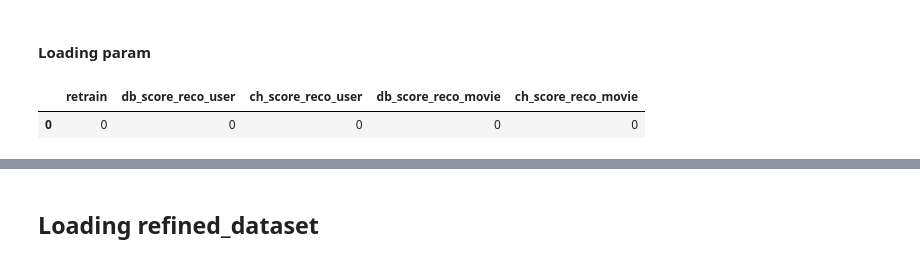
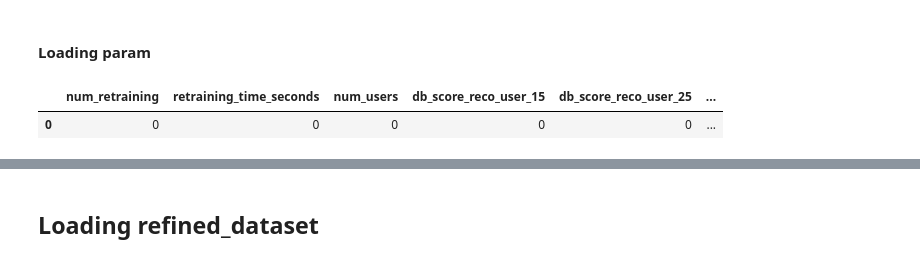
Before and after one commit to rafaferprats/movie_recommendation_system_DS, a Jupyter notebook: notebooks/Retrain_Recommender_System_KMeans_Modeluser_and_Modelmovie.ipynb, the cells around one changed output, grey strips where cells are left out. Saved outputs shown, nothing was run; the diff lists cells and outputs as text; code cells hidden in the pictures.

```diff
--- a/notebooks/Retrain_Recommender_System_KMeans_Modeluser_and_Modelmovie.ipynb
+++ b/notebooks/Retrain_Recommender_System_KMeans_Modeluser_and_Modelmovie.ipynb
@@ -18,6 +105,7 @@ start = time.time()
 #### Loading param
 # %%
 score_param = pd.read_csv("../data/movie_reco_scores.csv", sep = ',')
+score_param.head()
 # %% [output]
-|  | retrain | db_score_reco_user | ch_score_reco_user | db_score_reco_movie | ch_score_reco_movie |
-| 0 | 0 | 0 | 0 | 0 | 0 |
+|  | num_retraining | retraining_time_seconds | num_users | db_score_reco_user_15 | db_score_reco_user_25 | ... |
+| 0 | 0 | 0 | 0 | 0 | 0 | ... |
```
Also changed, not shown: parts of 8 cells of this notebook, 15 other files.
